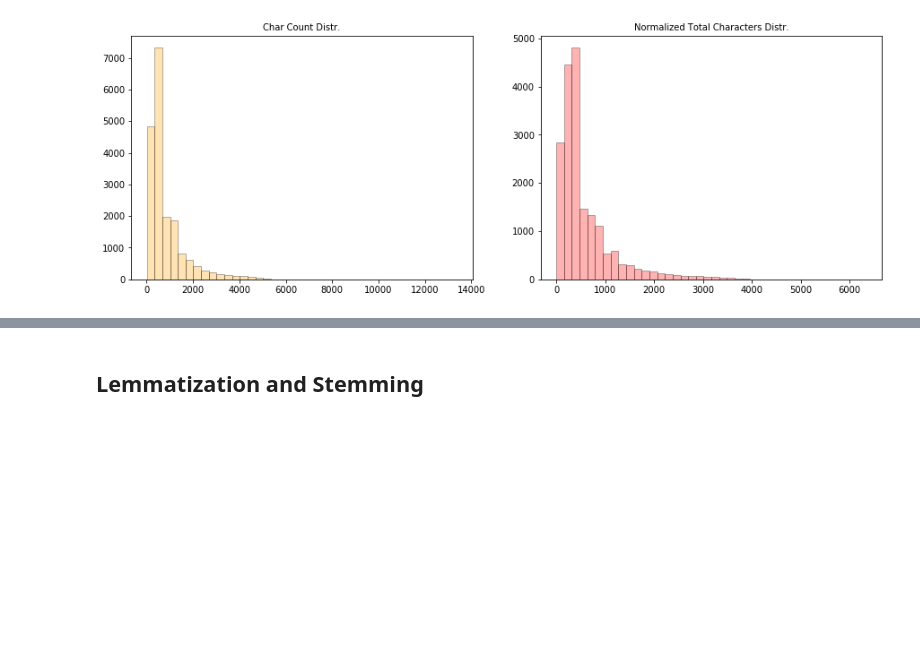
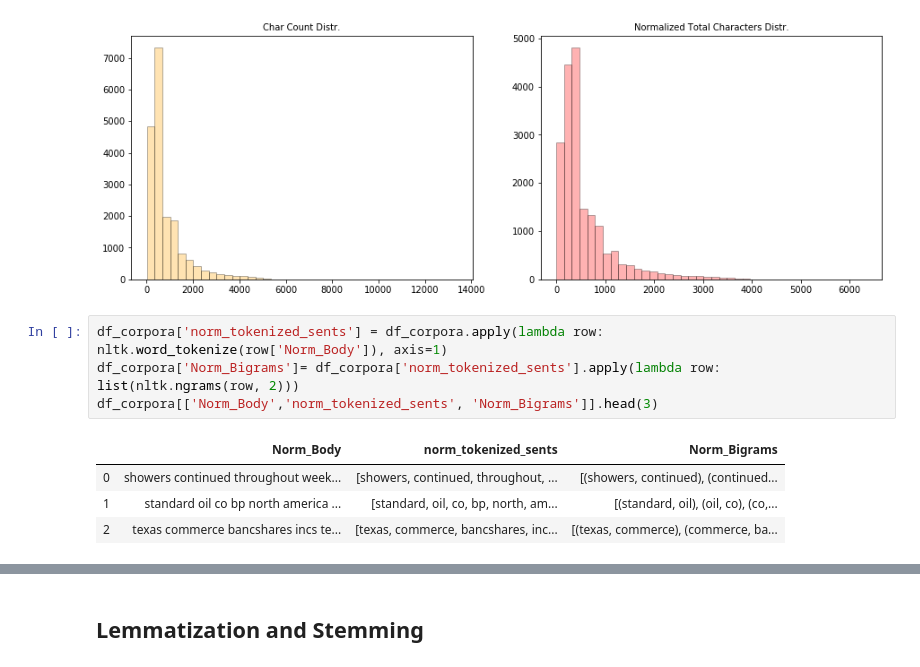
Before and after one commit to sedv8808/Simple_Word_Counting, a Jupyter notebook: Simple_Word_Counting.ipynb, the cells around one changed output, grey strips where cells are left out. Saved outputs shown, nothing was run; the diff lists cells and outputs as text; blank space fills up the shorter version.

```diff
--- a/Simple_Word_Counting.ipynb
+++ b/Simple_Word_Counting.ipynb
@@ -300,3 +305,12 @@ axs[1].set_title('Normalized Total Characters Distr.',fontsize='medium')
 plt.show()
 # %% [output]
 [figure]
+# %%
+df_corpora['norm_tokenized_sents'] = df_corpora.apply(lambda row: nltk.word_tokenize(row['Norm_Body']), axis=1)
+df_corpora['Norm_Bigrams']= df_corpora['norm_tokenized_sents'].apply(lambda row: list(nltk.ngrams(row, 2)))
+df_corpora[['Norm_Body','norm_tokenized_sents', 'Norm_Bigrams']].head(3)
+# %% [output]
+|  | Norm_Body | norm_tokenized_sents | Norm_Bigrams |
+| 0 | showers continued throughout week... | [showers, continued, throughout, ... | [(showers, continued), (continued... |
+| 1 | standard oil co bp north america ... | [standard, oil, co, bp, north, am... | [(standard, oil), (oil, co), (co,... |
+| 2 | texas commerce bancshares incs te... | [texas, commerce, bancshares, inc... | [(texas, commerce), (commerce, ba... |
```
Also changed, not shown: parts of 4 cells of this notebook.
